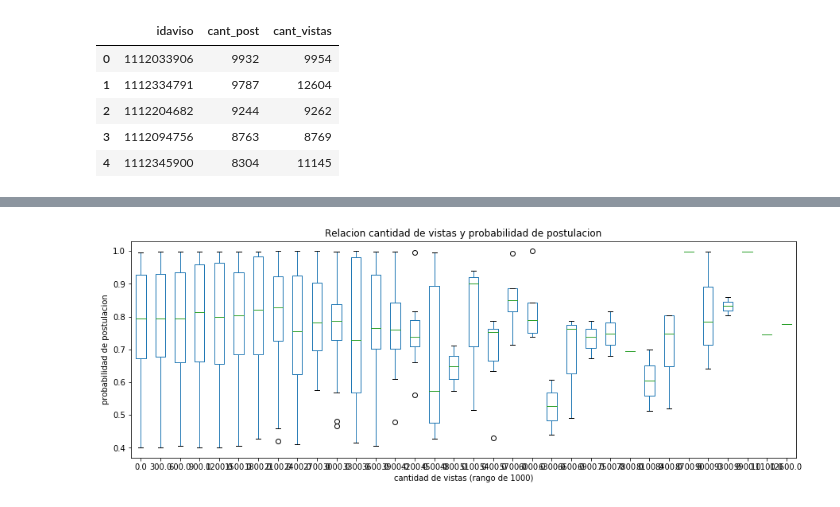
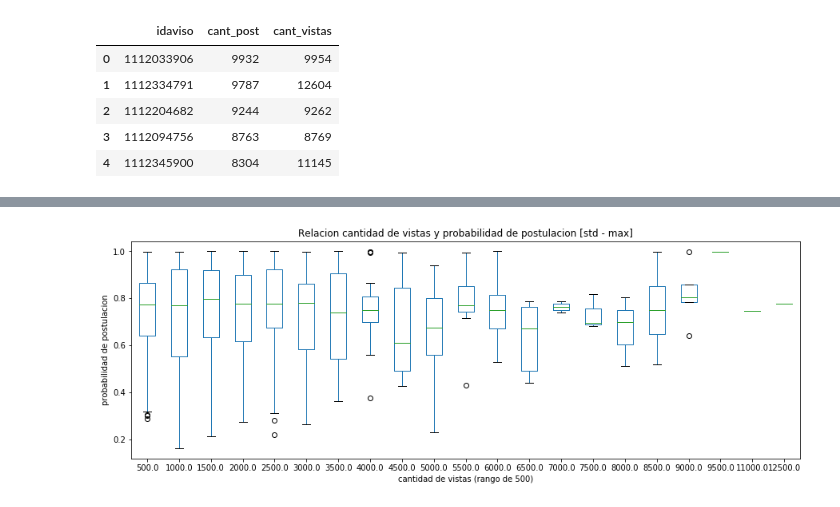
Before and after one commit to PRPablo/dataJobSearches, a Jupyter notebook: exploratoryAnalysis/tp_pablo.ipynb, the cells around one changed output, grey strips where cells are left out. Cells and saved outputs as stored; diff of their text form; code cells hidden in the pictures.

Commit message:
postulaciones

```diff
--- a/exploratoryAnalysis/tp_pablo.ipynb
+++ b/exploratoryAnalysis/tp_pablo.ipynb
@@ -190,7 +190,3 @@ avisos_cant_post.describe()
 | 50% | 1.112276e+09 | 100.000000 |
 | 75% | 1.112321e+09 | 269.250000 |
 | max | 1.112370e+09 | 9932.000000 |
-# %%
-# Para que los datos sean consistentes, filtro los datos menor al 25%, de cantidad 33 ya que el min es 1 y max 9932
-avisos_cant_post = avisos_cant_post.loc[avisos_cant_post['cant_post']>=33,:]
-avisos_cant_post.describe()
@@ -269,7 +255,7 @@ post_vs_vistas.describe()
 | max | 1.112370e+09 | 9932.000000 | 12604.000000 | 0.999836 |
 # %%
-# Para que los datos sean consistentes, filtro las probabilidades menor a 0.4 ya que el 25% es de cantidad 0.6 y el min es 0.1
-post_vs_vistas = post_vs_vistas.loc[post_vs_vistas['prob_post']>=0.4,:]
+#Para que los datos sean consistentes, filtro la cantidad de vistas menor al 25%, de cantidad 133 ya que el min es 2 y max 12604
+post_vs_vistas = post_vs_vistas[post_vs_vistas['cant_vistas'] >= 133]
 post_vs_vistas.describe()
 # %% [output]
 |  | idaviso | cant_post | cant_vistas | prob_post |
@@ -292,14 +307,13 @@ post_vs_vistas.plot.scatter('prob_post','cant_vistas',alpha=1,title = "Relacion
 # %%
-#relacion de cantidad de vistas con la probabilidad de postulacion
-post_vs_vistas_box = post_vs_vistas
-post_vs_vistas_box['cant_vistas_rg_mil'] = np.floor( post_vs_vistas['cant_vistas'].apply(lambda x: x /300) )
-post_vs_vistas_box['cant_vistas_rg_mil'] = post_vs_vistas_box['cant_vistas_rg_mil'].apply(lambda x: x*300)
-post_vs_vistas_box = post_vs_vistas_box.loc[:,['cant_vistas_rg_mil','prob_post']]
-post_vs_vistas_box['subindex'] = post_vs_vistas_box.groupby('cant_vistas_rg_mil').cumcount() + 1
-post_vs_vistas_box = pd.pivot_table(post_vs_vistas_box,index='subindex',columns='cant_vistas_rg_mil',values='prob_post')
-post_vs_vistas_box.plot.box(title = "Relacion cantidad de vistas y probabilidad de postulacion", figsize=(15,5));
-plt.xlabel('cantidad de vistas (rango de 1000)')
+post_vs_vistas_box_max = post_vs_vistas[post_vs_vistas['cant_vistas'] > 977]
+post_vs_vistas_box_max['cant_vistas_rg'] = np.floor( post_vs_vistas_box_max['cant_vistas'].apply(lambda x: x /500) )
+post_vs_vistas_box_max['cant_vistas_rg'] = post_vs_vistas_box_max['cant_vistas_rg'].apply(lambda x: x*500)
+post_vs_vistas_box_max = post_vs_vistas_box_max.loc[:,['cant_vistas_rg','prob_post']]
+post_vs_vistas_box_max['subindex'] = post_vs_vistas_box_max.groupby('cant_vistas_rg').cumcount() + 1
+post_vs_vistas_box_max = pd.pivot_table(post_vs_vistas_box_max,index='subindex',columns='cant_vistas_rg',values='prob_post')
+post_vs_vistas_box_max.plot.box(title = "Relacion cantidad de vistas y probabilidad de postulacion [std - max]", figsize=(15,5));
+plt.xlabel('cantidad de vistas (rango de 500)')
 plt.ylabel('probabilidad de postulacion')
 plt.show()
 # %% [output]
-[figure, old version]
+[figure, new version]
```
Also changed, not shown: parts of 13 cells of this notebook.
